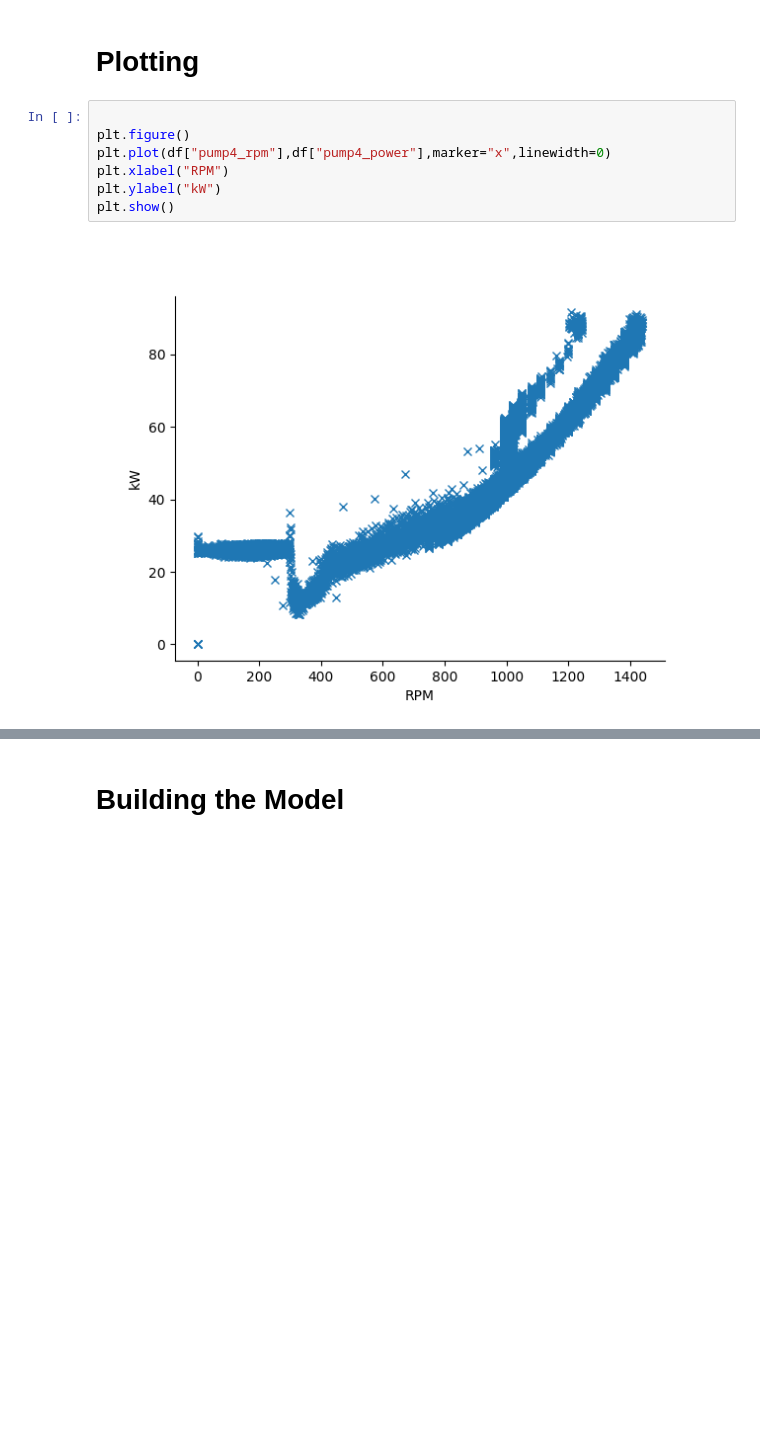
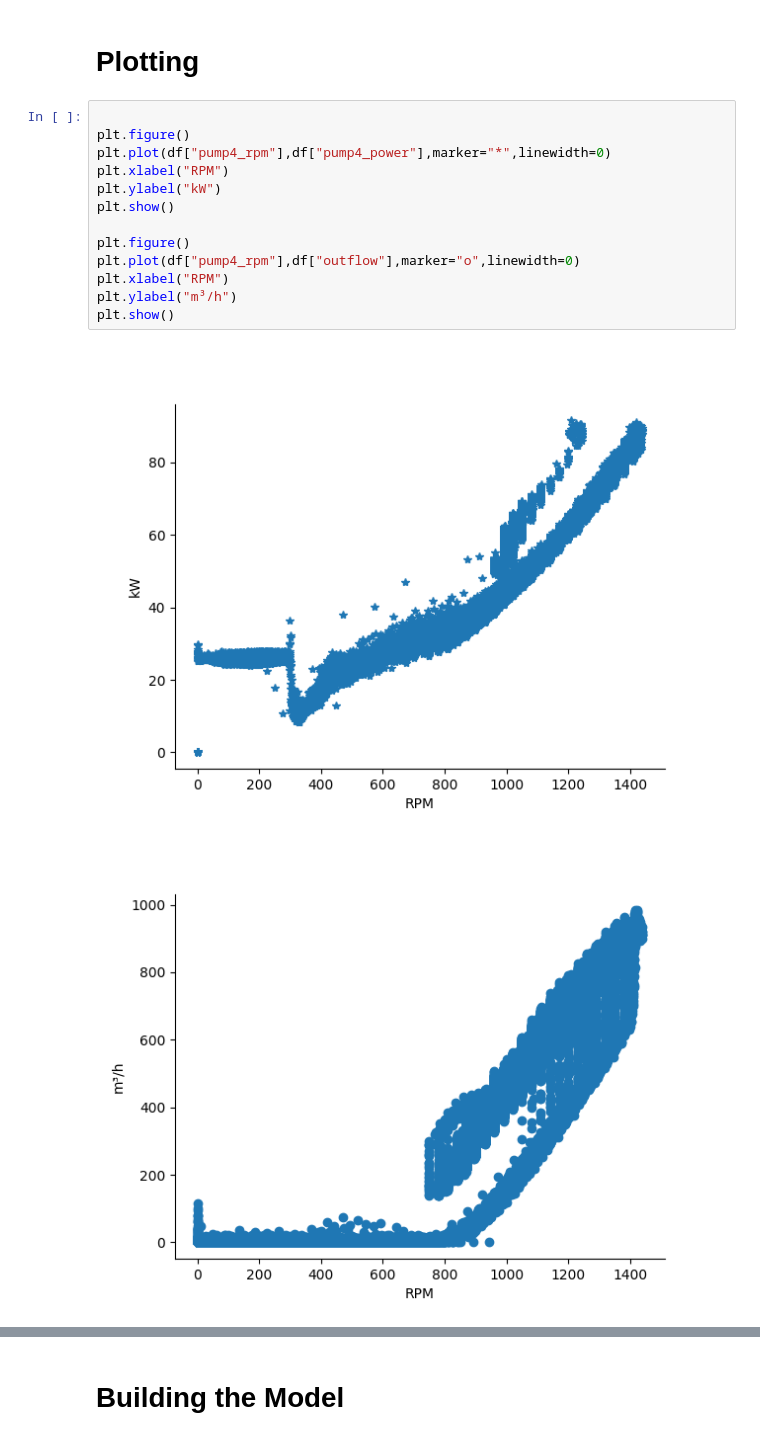
Before and after one commit to Stepzi/GRP2-IIoT-for-Digitization-of-Electronic-Assets, a Jupyter notebook: SystemIdentification.ipynb, the cells around one changed output, grey strips where cells are left out. Cells and saved outputs as stored; diff of their text form; blank space fills up the shorter version.

```diff
--- a/SystemIdentification.ipynb
+++ b/SystemIdentification.ipynb
@@ -219,12 +187,19 @@ df = pd.read_pickle(f"data/{SRCdata}_filtered_0RPM.pkl")
 # %%
 
 plt.figure()
-plt.plot(df["pump4_rpm"],df["pump4_power"],marker="x",linewidth=0)
+plt.plot(df["pump4_rpm"],df["pump4_power"],marker="*",linewidth=0)
 plt.xlabel("RPM")
 plt.ylabel("kW")
 plt.show()
+
+plt.figure()
+plt.plot(df["pump4_rpm"],df["outflow"],marker="o",linewidth=0)
+plt.xlabel("RPM")
+plt.ylabel("m³/h")
+plt.show()
 # %% [output]
 [figure]
+[figure, added]
 # %%
 
 plt.figure()
```
Also changed, not shown: parts of 9 cells of this notebook, 5 other files.
